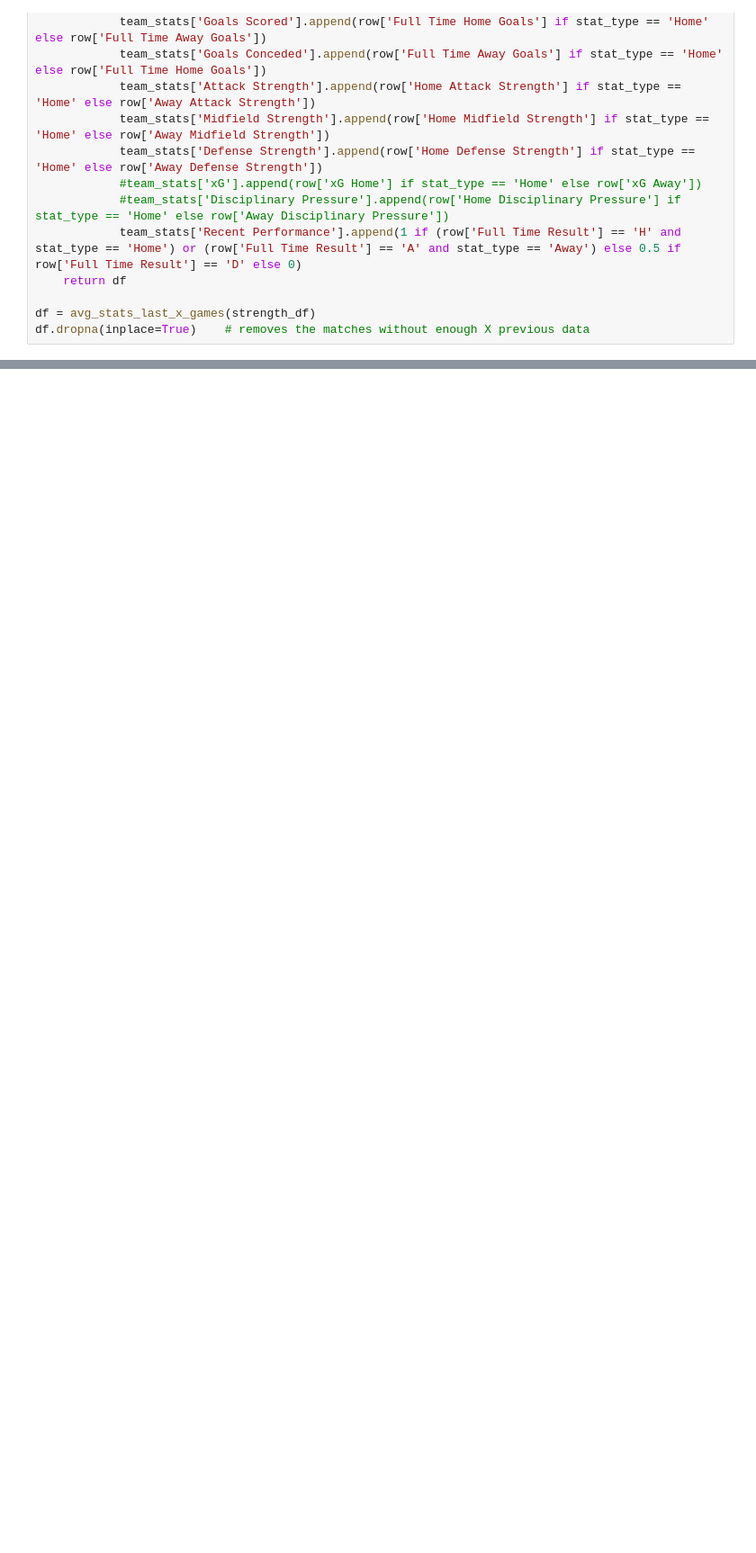
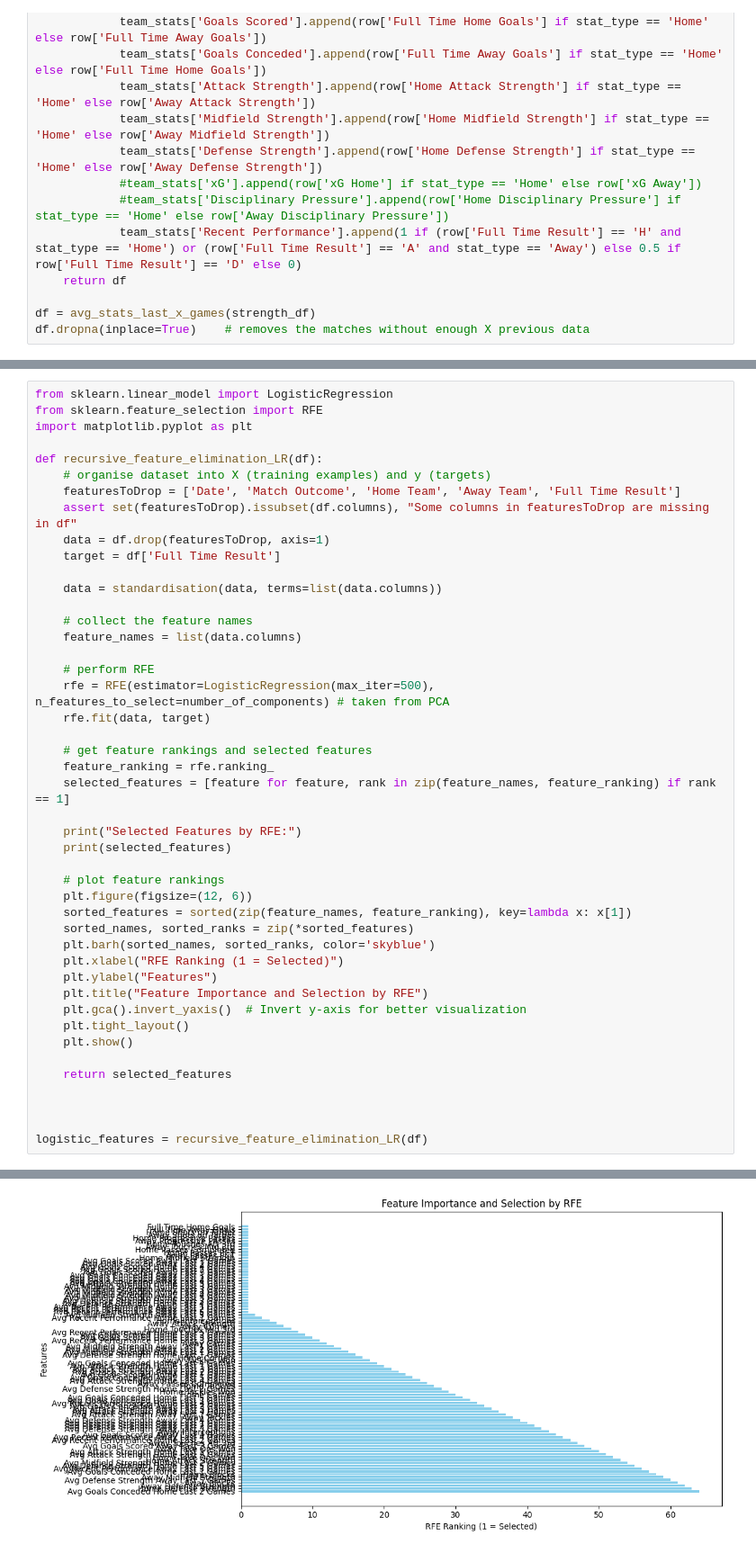
Before and after one commit to urasil/football-prediction, a Jupyter notebook: final_data_selection.ipynb, the cells around one changed output, grey strips where cells are left out. Shown at 90% size. Drawn from its saved outputs; the diff is of its cells as text; blank space fills up the shorter version.

Commit message:
started feature importance

```diff
--- a/final_data_selection.ipynb
+++ b/final_data_selection.ipynb
@@ -401,0 +425,46 @@ df.dropna(inplace=True)    # removes the matches without enough X previous data
+# %%
+from sklearn.linear_model import LogisticRegression
+from sklearn.feature_selection import RFE
+import matplotlib.pyplot as plt
+
+def recursive_feature_elimination_LR(df):
+    # organise dataset into X (training examples) and y (targets)
+    featuresToDrop = ['Date', 'Match Outcome', 'Home Team', 'Away Team', 'Full Time Result']
+    assert set(featuresToDrop).issubset(df.columns), "Some columns in featuresToDrop are missing in df"
+    data = df.drop(featuresToDrop, axis=1)
+    target = df['Full Time Result']
+
+    data = standardisation(data, terms=list(data.columns))
+
+    # collect the feature names
+    feature_names = list(data.columns)
+
+    # perform RFE
+    rfe = RFE(estimator=LogisticRegression(max_iter=500), n_features_to_select=number_of_components) # taken from PCA
+    rfe.fit(data, target)
+
+    # get feature rankings and selected features
+    feature_ranking = rfe.ranking_
+    selected_features = [feature for feature, rank in zip(feature_names, feature_ranking) if rank == 1]
+
+    print("Selected Features by RFE:")
+    print(selected_features)
+
+    # plot feature rankings
+    plt.figure(figsize=(12, 6))
+    sorted_features = sorted(zip(feature_names, feature_ranking), key=lambda x: x[1])
+    sorted_names, sorted_ranks = zip(*sorted_features)
+    plt.barh(sorted_names, sorted_ranks, color='skyblue')
+    plt.xlabel("RFE Ranking (1 = Selected)")
+    plt.ylabel("Features")
+    plt.title("Feature Importance and Selection by RFE")
+    plt.gca().invert_yaxis()  # Invert y-axis for better visualization
+    plt.tight_layout()
+    plt.show()
+
+    return selected_features
+
+
+
+logistic_features = recursive_feature_elimination_LR(df)
+# %% [output]
@@ -402,3 +473,4 @@ df.dropna(inplace=True)    # removes the matches without enough X previous data
+[figure, added]
 # %%
 import pandas as pd
 from sklearn.preprocessing import OneHotEncoder, StandardScaler, MinMaxScaler, LabelEncoder
```
Also changed, not shown: parts of 8 cells of this notebook.
